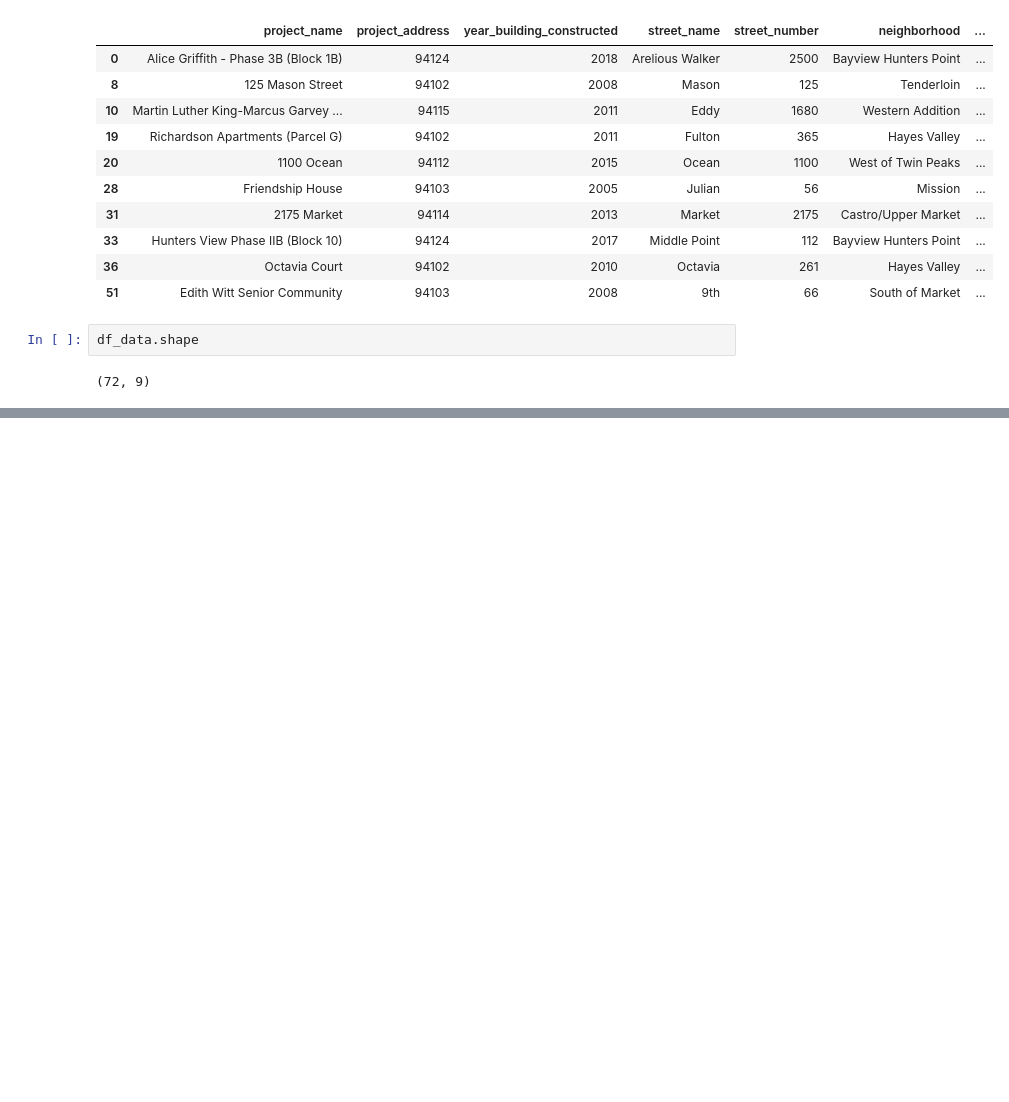
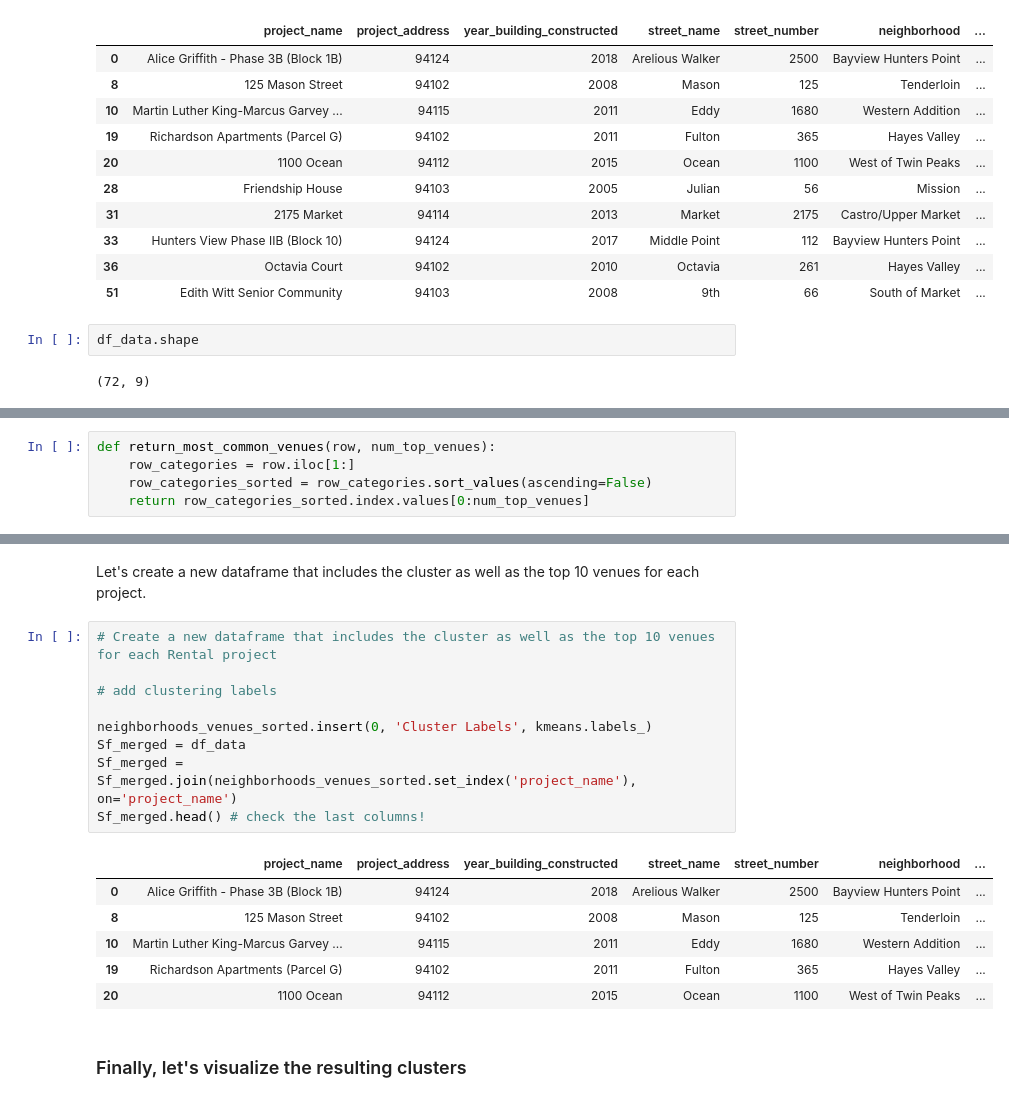
Before and after one commit to liemvt2008/Data-Science-Project, a Jupyter notebook: Assignment_Data_Science_Capstone.ipynb, the cells around one changed output, grey strips where cells are left out. Drawn from its saved outputs; the diff is of its cells as text; blank space fills up the shorter version.

```diff
--- a/Assignment_Data_Science_Capstone.ipynb
+++ b/Assignment_Data_Science_Capstone.ipynb
@@ -147,0 +526,5 @@ map_sf
+# %%
+def return_most_common_venues(row, num_top_venues):
+    row_categories = row.iloc[1:]
+    row_categories_sorted = row_categories.sort_values(ascending=False)
+    return row_categories_sorted.index.values[0:num_top_venues]
@@ -147,0 +592,20 @@ map_sf
+# %% [markdown]
+Let's create a new dataframe that includes the cluster as well as the top 10 venues for each project.
+# %%
+# Create a new dataframe that includes the cluster as well as the top 10 venues for each Rental project
+
+# add clustering labels
+
+neighborhoods_venues_sorted.insert(0, 'Cluster Labels', kmeans.labels_)
+Sf_merged = df_data
+Sf_merged = Sf_merged.join(neighborhoods_venues_sorted.set_index('project_name'), on='project_name')
+Sf_merged.head() # check the last columns!
+# %% [output]
+|  | project_name | project_address | year_building_constructed | street_name | street_number | neighborhood | ... |
+| 0 | Alice Griffith - Phase 3B (Block 1B) | 94124 | 2018 | Arelious Walker | 2500 | Bayview Hunters Point | ... |
+| 8 | 125 Mason Street | 94102 | 2008 | Mason | 125 | Tenderloin | ... |
+| 10 | Martin Luther King-Marcus Garvey ... | 94115 | 2011 | Eddy | 1680 | Western Addition | ... |
+| 19 | Richardson Apartments (Parcel G) | 94102 | 2011 | Fulton | 365 | Hayes Valley | ... |
+| 20 | 1100 Ocean | 94112 | 2015 | Ocean | 1100 | West of Twin Peaks | ... |
+# %% [markdown]
+### Finally, let's visualize the resulting clusters
```
Also changed, not shown: parts of 59 cells of this notebook, 2 other files.
